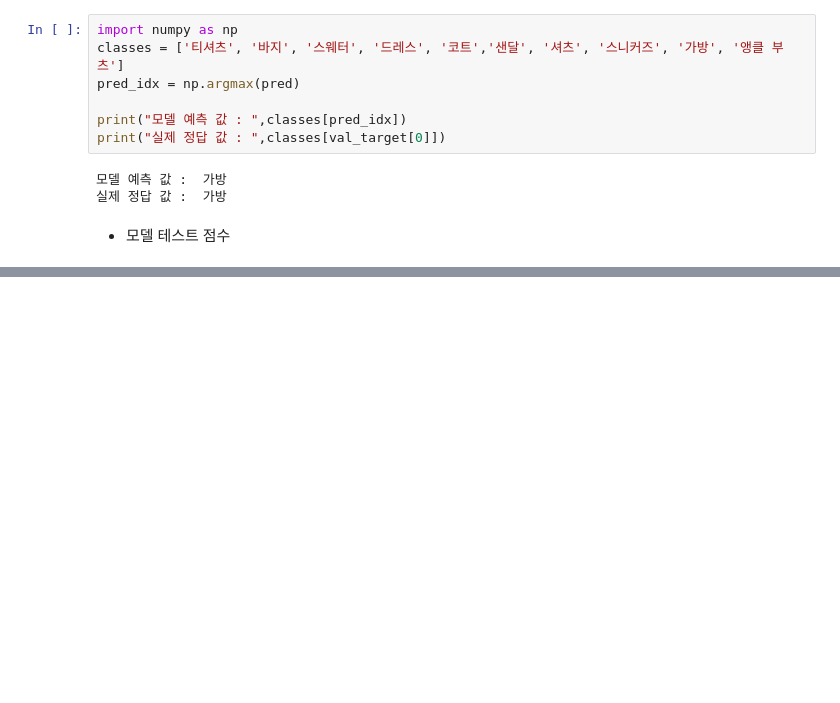
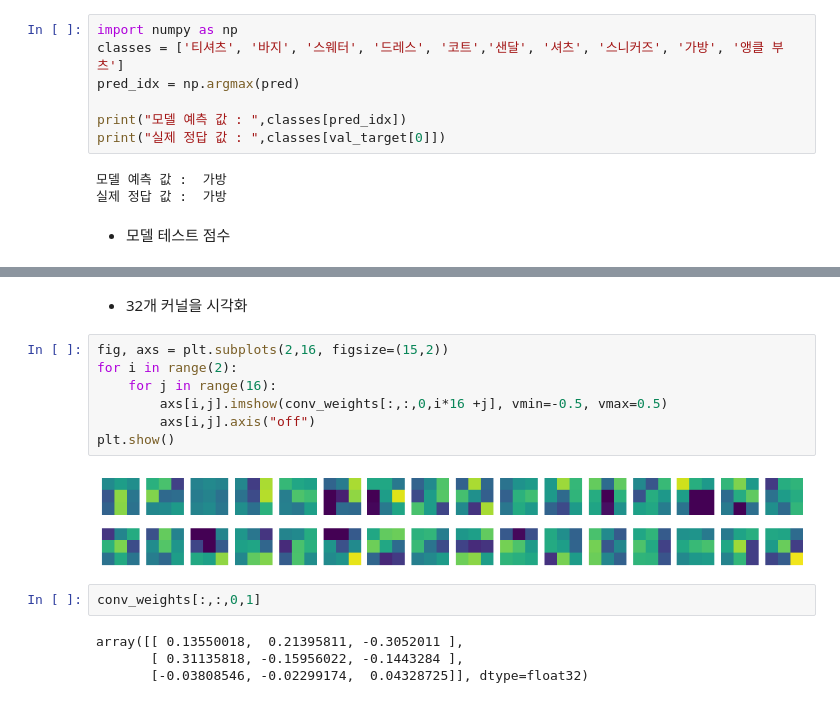
Before and after one commit to kimchangheon73/Machine_DeepLearning, a Jupyter notebook: DeepLearning/02_합성곱신경망.ipynb, the cells around one changed output, grey strips where cells are left out. Drawn from its saved outputs; the diff is of its cells as text; blank space fills up the shorter version.

```diff
--- a/DeepLearning/02_합성곱신경망.ipynb
+++ b/DeepLearning/02_합성곱신경망.ipynb
@@ -179,0 +218,17 @@ model.evaluate(test_scaled, test_target)
+# %% [markdown]
+- 32개 커널을 시각화
+# %%
+fig, axs = plt.subplots(2,16, figsize=(15,2))
+for i in range(2):
+    for j in range(16):
+        axs[i,j].imshow(conv_weights[:,:,0,i*16 +j], vmin=-0.5, vmax=0.5)
+        axs[i,j].axis("off")
+plt.show()
+# %% [output]
+[figure, added]
+# %%
+conv_weights[:,:,0,1]
+# %% [output]
+array([[ 0.13550018,  0.21395811, -0.3052011 ],
+       [ 0.31135818, -0.15956022, -0.1443284 ],
+       [-0.03808546, -0.02299174,  0.04328725]], dtype=float32)
```
Also changed, not shown: parts of 25 cells of this notebook, 1 other file.
